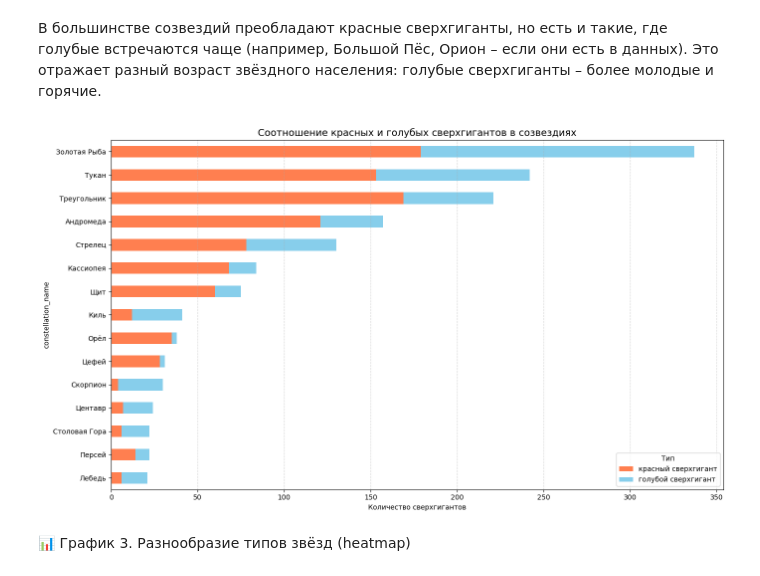
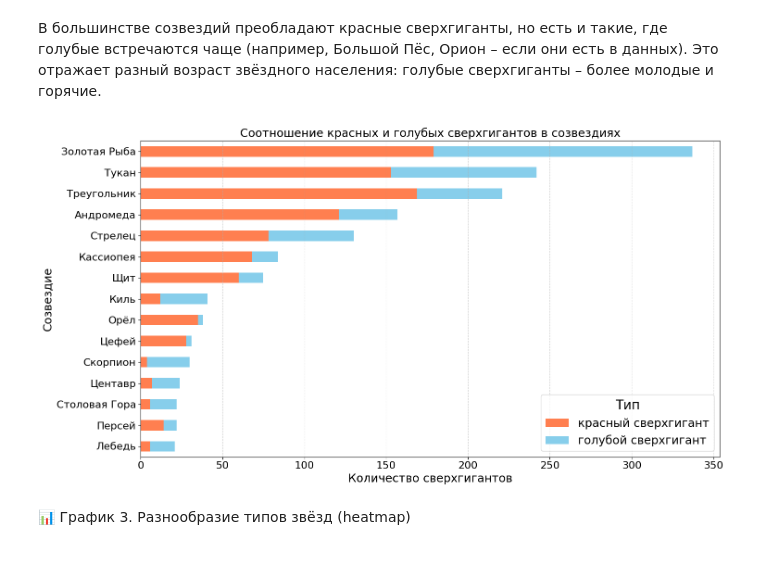
Before and after one commit to kolessovva/python-ai-Albina-Kolesova, a Jupyter notebook: notebooks/week3_visualization.ipynb, the cells around one changed output. Saved outputs shown, nothing was run; the diff lists cells and outputs as text; code cells hidden in the pictures.

```diff
--- a/notebooks/week3_visualization.ipynb
+++ b/notebooks/week3_visualization.ipynb
@@ -413,27 +587,29 @@ plt.show()
 # %%
 # Выделим только сверхгигантов
 supergiants = df_stars[df_stars['star_type'].isin(['красный сверхгигант', 'голубой сверхгигант'])]
 # Сводная таблица
 sg_pivot = supergiants.groupby(['constellation_name', 'star_type']).size().unstack(fill_value=0)
 # Оставим только созвездия, где есть хотя бы один сверхгигант
 sg_pivot = sg_pivot[(sg_pivot['красный сверхгигант'] > 0) | (sg_pivot['голубой сверхгигант'] > 0)]
 # Отсортируем по сумме
 sg_pivot['total'] = sg_pivot.sum(axis=1)
 sg_pivot = sg_pivot.sort_values('total', ascending=False).head(15)
 
-plt.figure(figsize=(14, 8))
-sg_pivot[['красный сверхгигант', 'голубой сверхгигант']].plot(
+plt.figure(figsize=(15, 8))
+ax = sg_pivot[['красный сверхгигант', 'голубой сверхгигант']].plot(
     kind='barh', stacked=True, color=['coral', 'skyblue'], ax=plt.gca()
 )
-plt.xlabel('Количество сверхгигантов')
-plt.title('Соотношение красных и голубых сверхгигантов в созвездиях', fontsize=14)
-plt.legend(title='Тип')
+plt.xlabel('Количество сверхгигантов', fontsize=18)
+plt.ylabel('Созвездие', fontsize=18)
+plt.title('Соотношение красных и голубых сверхгигантов в созвездиях', fontsize=18)
+plt.legend(title='Тип', fontsize=18, title_fontsize=20)
 plt.gca().invert_yaxis()
+ax.tick_params(axis='both', labelsize=16)
 plt.grid(axis='x', linestyle='--', alpha=0.5)
 plt.tight_layout()
 plt.show()
 # %% [output]
-[figure, old version]
+[figure, new version]
 # %% [markdown]
 📊 График 3. Разнообразие типов звёзд (heatmap)
 # %% [markdown]
```
Also changed, not shown: parts of 14 cells of this notebook.
